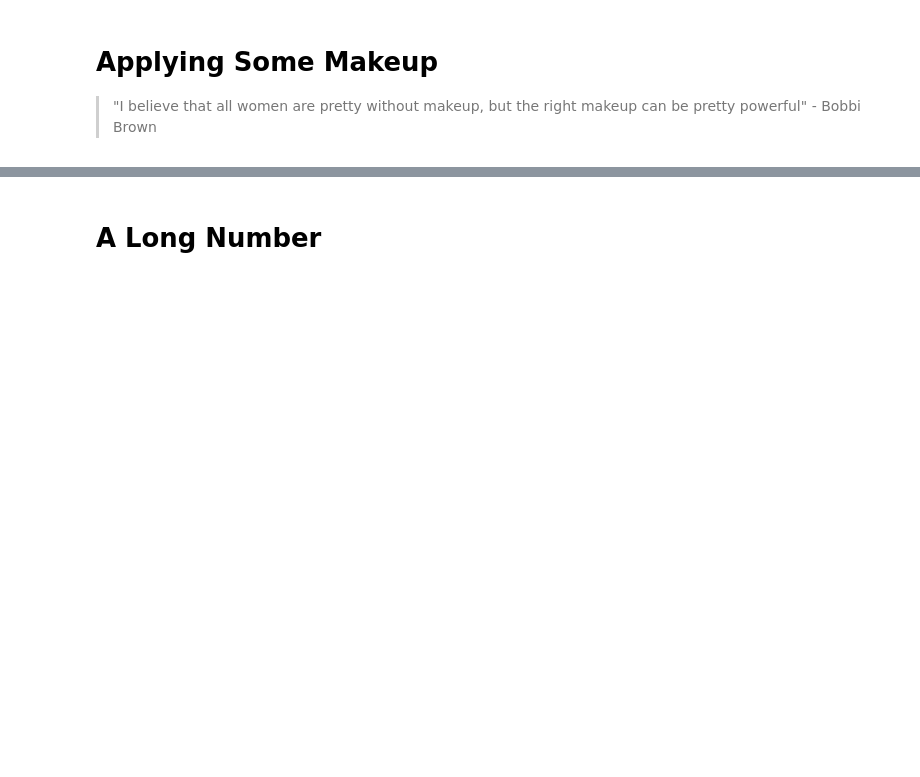
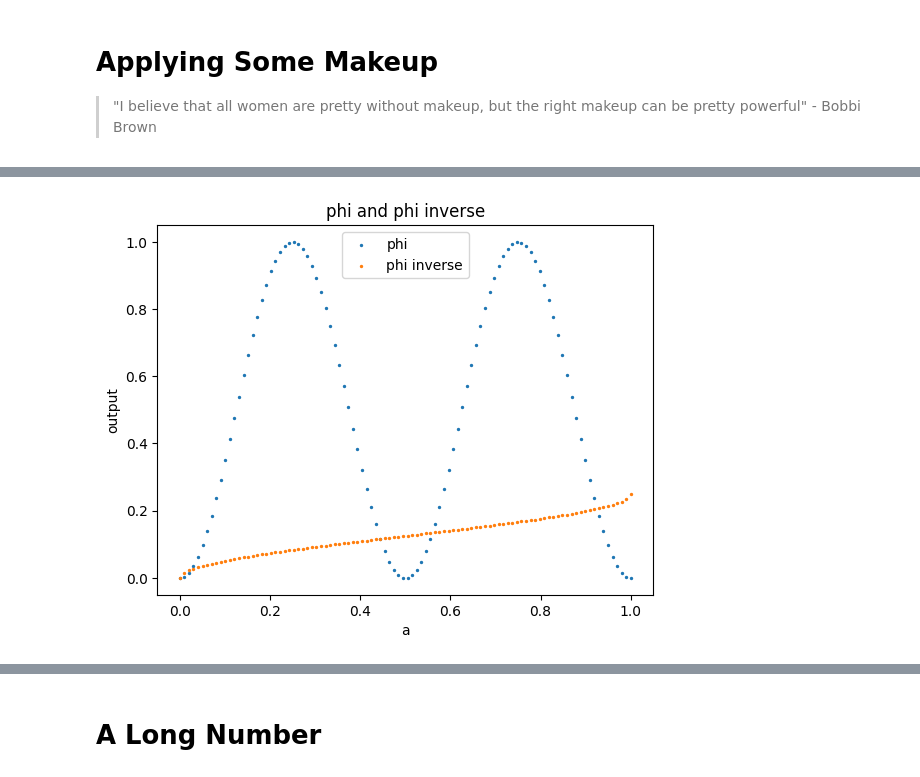
Before and after one commit to eitanturok/one-parameter-model, a Jupyter notebook: src/arc-agi2/blog.ipynb, the cells around one changed output, grey strips where cells are left out. Cells and saved outputs as stored; diff of their text form; code cells hidden in the pictures; blank space fills up the shorter version.

```diff
--- a/src/arc-agi2/blog.ipynb
+++ b/src/arc-agi2/blog.ipynb
@@ -630,0 +716,15 @@ Plugging this into our equation from before gives
+# %%
+a_values = np.linspace(0, 1, 100)
+def phi(a): return np.sin(2 * np.pi * a) ** 2
+def phi_inverse(a): return np.arcsin(np.sqrt(a)) / (2.0 * np.pi)
+
+fig, ax = plt.subplots()
+ax.scatter(a_values, phi(a_values), label="phi", s=2)
+ax.scatter(a_values, phi_inverse(a_values), label="phi inverse", s=2)
+ax.set_xlabel("a")
+ax.set_ylabel("output")
+ax.set_title("phi and phi inverse")
+ax.legend()
+plt.show()
+# %% [output]
+[figure, added]
```
Also changed, not shown: parts of 30 cells of this notebook.
